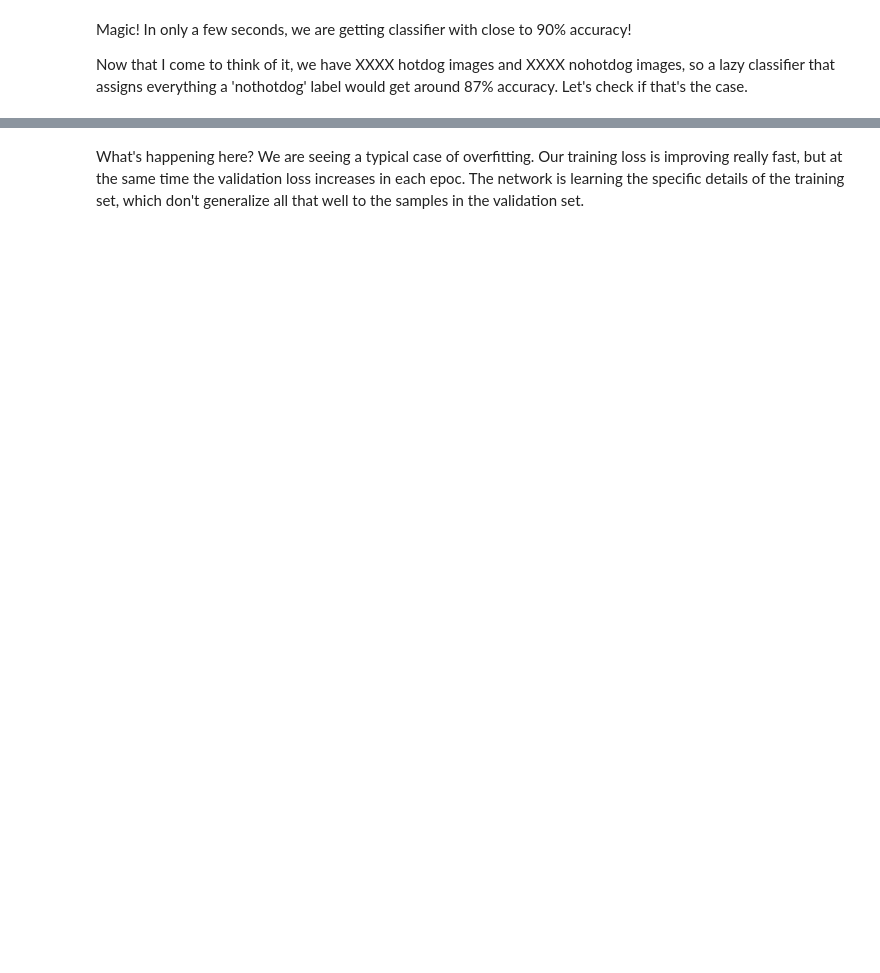
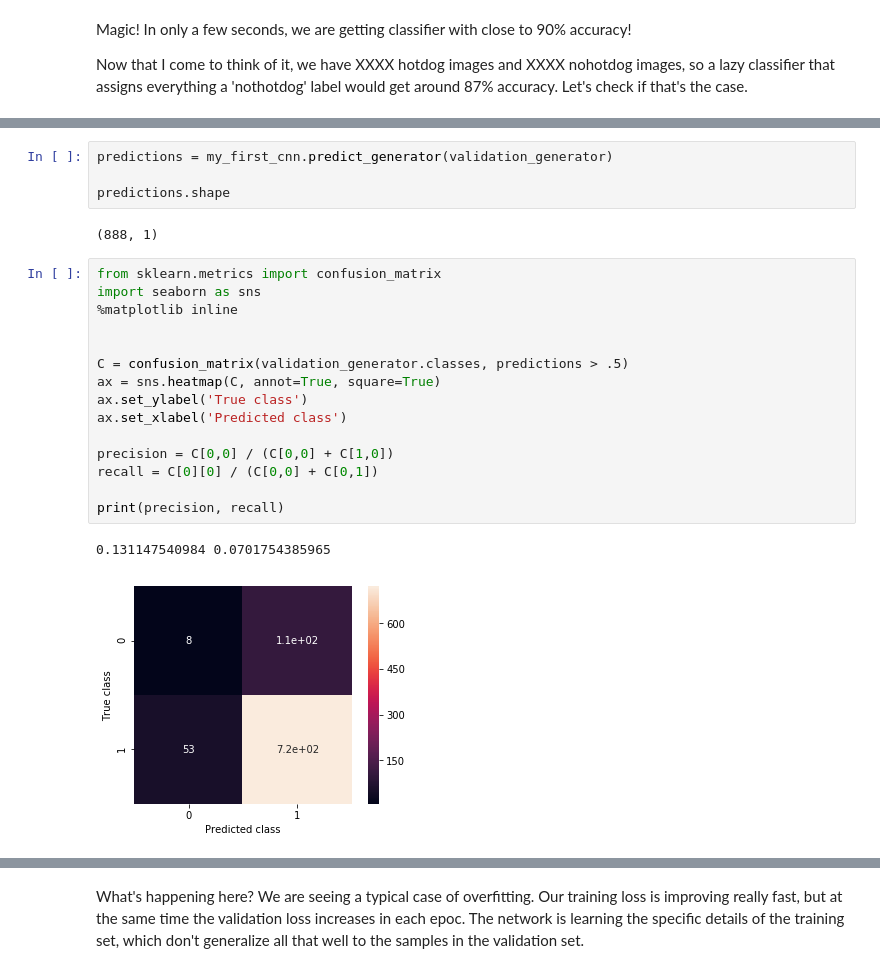
Before and after one commit to danimateos/hotdog-nohotdog, a Jupyter notebook: 03-A_First_Approximation.ipynb, the cells around one changed output, grey strips where cells are left out. Drawn from its saved outputs; the diff is of its cells as text; blank space fills up the shorter version.

```diff
--- a/03-A_First_Approximation.ipynb
+++ b/03-A_First_Approximation.ipynb
@@ -99,0 +117,24 @@ Now that I come to think of it, we have XXXX hotdog images and XXXX nohotdog ima
+# %%
+predictions = my_first_cnn.predict_generator(validation_generator)
+
+predictions.shape
+# %% [output]
+(888, 1)
+# %%
+from sklearn.metrics import confusion_matrix
+import seaborn as sns
+%matplotlib inline
+
+
+C = confusion_matrix(validation_generator.classes, predictions > .5)
+ax = sns.heatmap(C, annot=True, square=True)
+ax.set_ylabel('True class')
+ax.set_xlabel('Predicted class')
+
+precision = C[0,0] / (C[0,0] + C[1,0])
+recall = C[0][0] / (C[0,0] + C[0,1])
+
+print(precision, recall)
+# %% [output]
+0.131147540984 0.0701754385965
+[figure, added]
```
Also changed, not shown: parts of 16 cells of this notebook.
